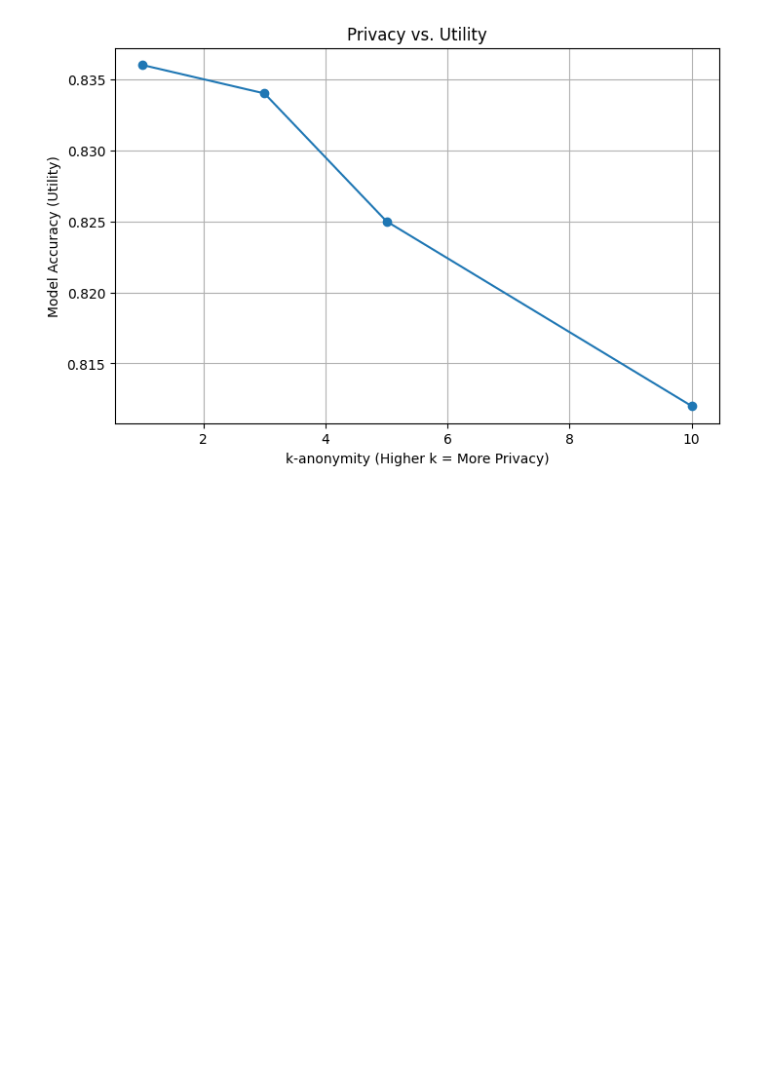
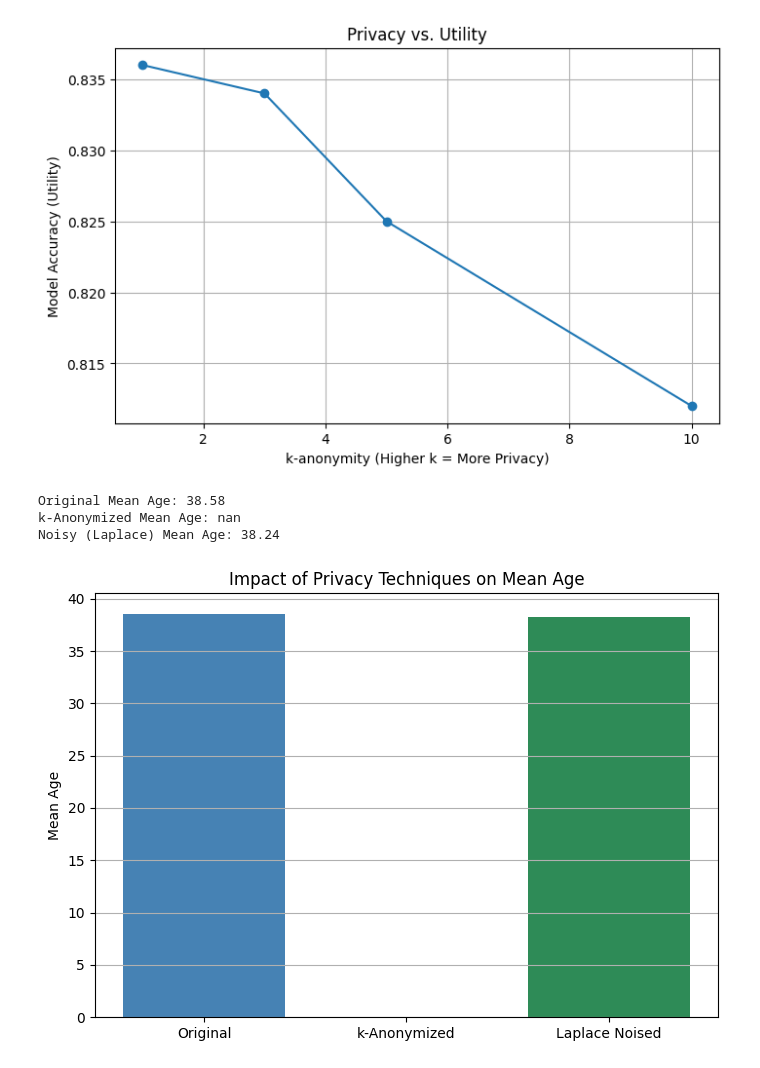
Before and after one commit to Ayalasadi/Data-Anonymization-Tool, a Jupyter notebook: model_training.ipynb, the cells around one changed output. Cells and saved outputs as stored; diff of their text form; code cells hidden in the pictures; blank space fills up the shorter version.

Commit message:
feat: add Laplace noise comparison and DP wrapper function

```diff
--- a/model_training.ipynb
+++ b/model_training.ipynb
@@ -157,3 +159,57 @@ plt.savefig("images/privacy_vs_utility.png", bbox_inches='tight')
 plt.show()
 # %% [output]
 [figure]
+# %%
+
+# 📊 Comparison: Original vs k-Anonymized vs Differential Privacy (Laplace)
+import pandas as pd
+import matplotlib.pyplot as plt
+from laplace_mechanism import noisy_mean_age
+
+# Load datasets
+df_original = pd.read_csv("adult.csv")
+df_k = pd.read_csv("anonymized_kl.csv")
+
+# Fix: Convert string ages in k-anonymized dataset to estimated numeric values
+def parse_age(val):
+    try:
+        if '-' in val:
+            low, high = map(int, val.split('-'))
+            return (low + high) / 2
+        elif val.strip().upper() == 'ALL':
+            return None
+        elif val.endswith('+'):
+            return int(val[:-1]) + 5
+        else:
+            return float(val)
+    except:
+        return None
+
+df_k['age_numeric'] = df_k['age'].apply(parse_age)
+
+# Compute means
+true_mean = df_original['age'].mean()
+k_mean = df_k['age_numeric'].dropna().mean()
+noisy_mean = noisy_mean_age(df_original, epsilon=1.0)
+
+# Print the results
+print(f"Original Mean Age: {true_mean:.2f}")
+print(f"k-Anonymized Mean Age: {k_mean:.2f}")
+print(f"Noisy (Laplace) Mean Age: {noisy_mean:.2f}")
+
+# Visualize
+labels = ['Original', 'k-Anonymized', 'Laplace Noised']
+values = [true_mean, k_mean, noisy_mean]
+
+plt.figure(figsize=(7, 5))
+plt.bar(labels, values, color=['steelblue', 'darkorange', 'seagreen'])
+plt.ylabel('Mean Age')
+plt.title('Impact of Privacy Techniques on Mean Age')
+plt.grid(axis='y')
+plt.tight_layout()
+plt.show()
+# %% [output]
+Original Mean Age: 38.58
+k-Anonymized Mean Age: nan
+Noisy (Laplace) Mean Age: 38.24
+[figure, added]
```
Also changed, not shown: parts of 1 cell of this notebook, 1 other file.
